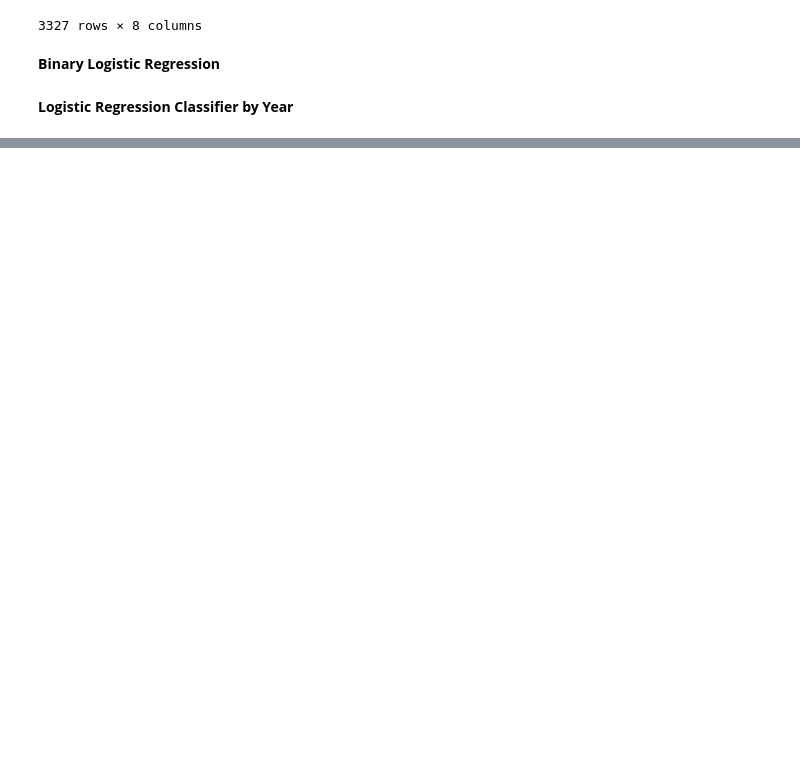
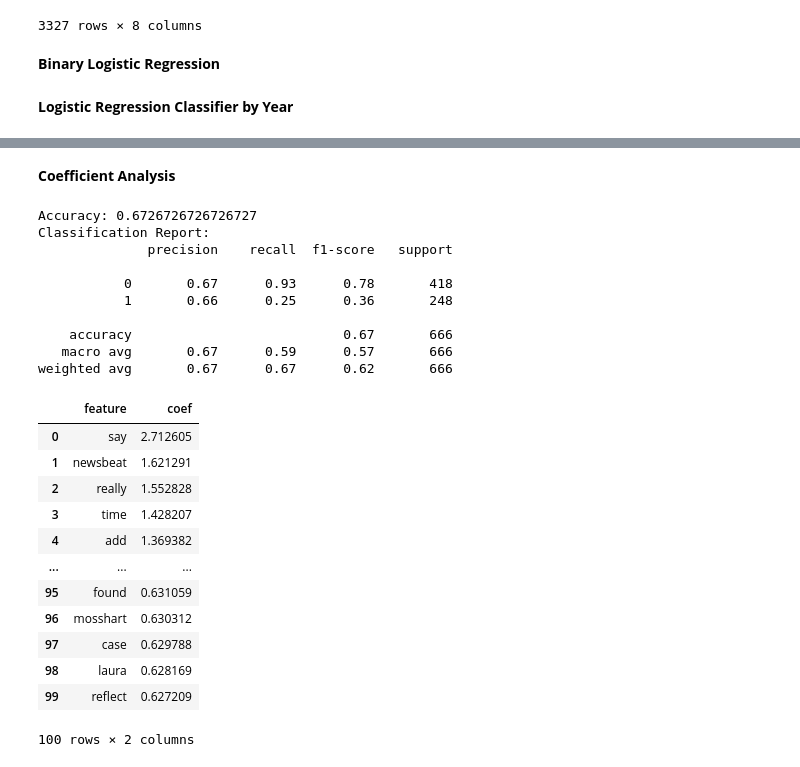
Before and after one commit to yvferreiro/MasterThesis, a Jupyter notebook: Logistic Regression.ipynb, the cells around one changed output, grey strips where cells are left out. Cells and saved outputs as stored; diff of their text form; code cells hidden in the pictures; blank space fills up the shorter version.

Commit message:
added prob of word in LR  & return DF of coefs

```diff
--- a/Logistic Regression.ipynb
+++ b/Logistic Regression.ipynb
@@ -154,0 +179,30 @@ weighted avg       0.68      0.68      0.64       666
+# %% [markdown]
+**Coefficient Analysis**
+# %%
+#call the function - with accuracy, classification, highest & lowest coeffs, df with word probs
+df_coef_09 = logistic_regression_year(df_09, 'col_type', 'pre_processed_sent')
+df_coef_09
+# %% [output]
+Accuracy: 0.6726726726726727
+Classification Report:
+              precision    recall  f1-score   support
+
+           0       0.67      0.93      0.78       418
+           1       0.66      0.25      0.36       248
+
+    accuracy                           0.67       666
+   macro avg       0.67      0.59      0.57       666
+weighted avg       0.67      0.67      0.62       666
+|  | feature | coef |
+| 0 | say | 2.712605 |
+| 1 | newsbeat | 1.621291 |
+| 2 | really | 1.552828 |
+| 3 | time | 1.428207 |
+| 4 | add | 1.369382 |
+| ... | ... | ... |
+| 95 | found | 0.631059 |
+| 96 | mosshart | 0.630312 |
+| 97 | case | 0.629788 |
+| 98 | laura | 0.628169 |
+| 99 | reflect | 0.627209 |
+100 rows × 2 columns
```
Also changed, not shown: parts of 8 cells of this notebook.
